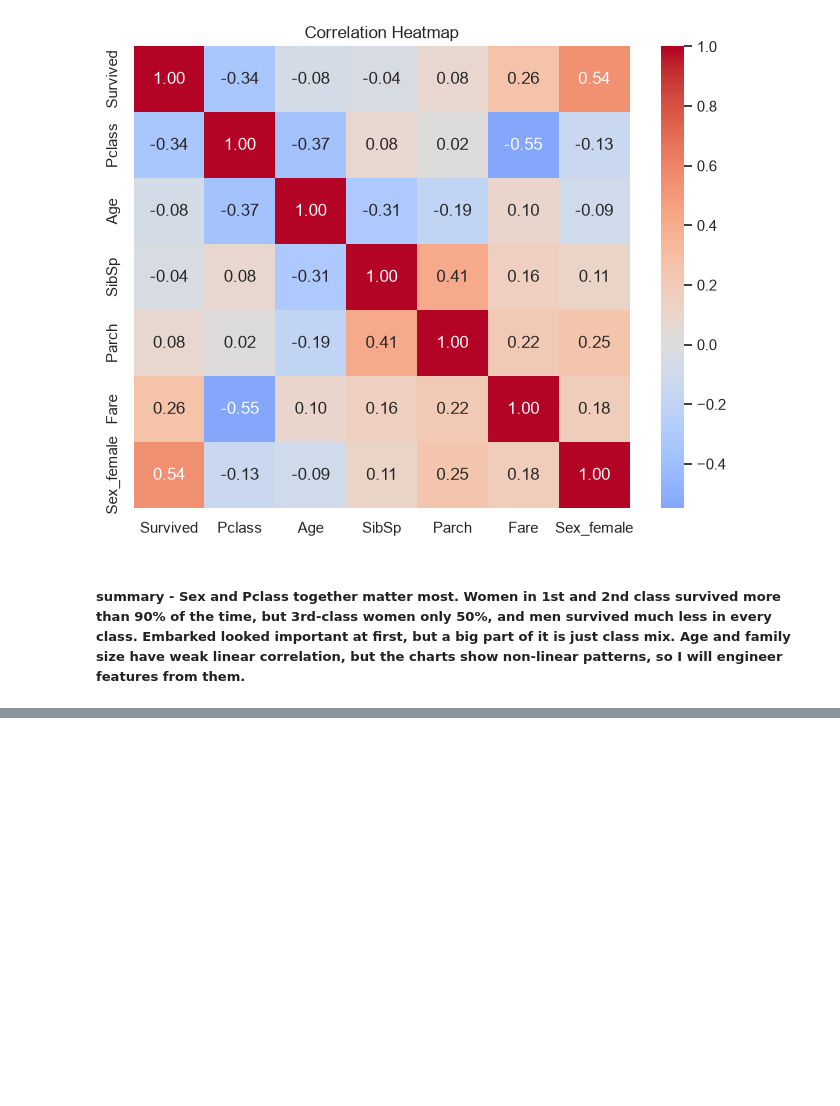
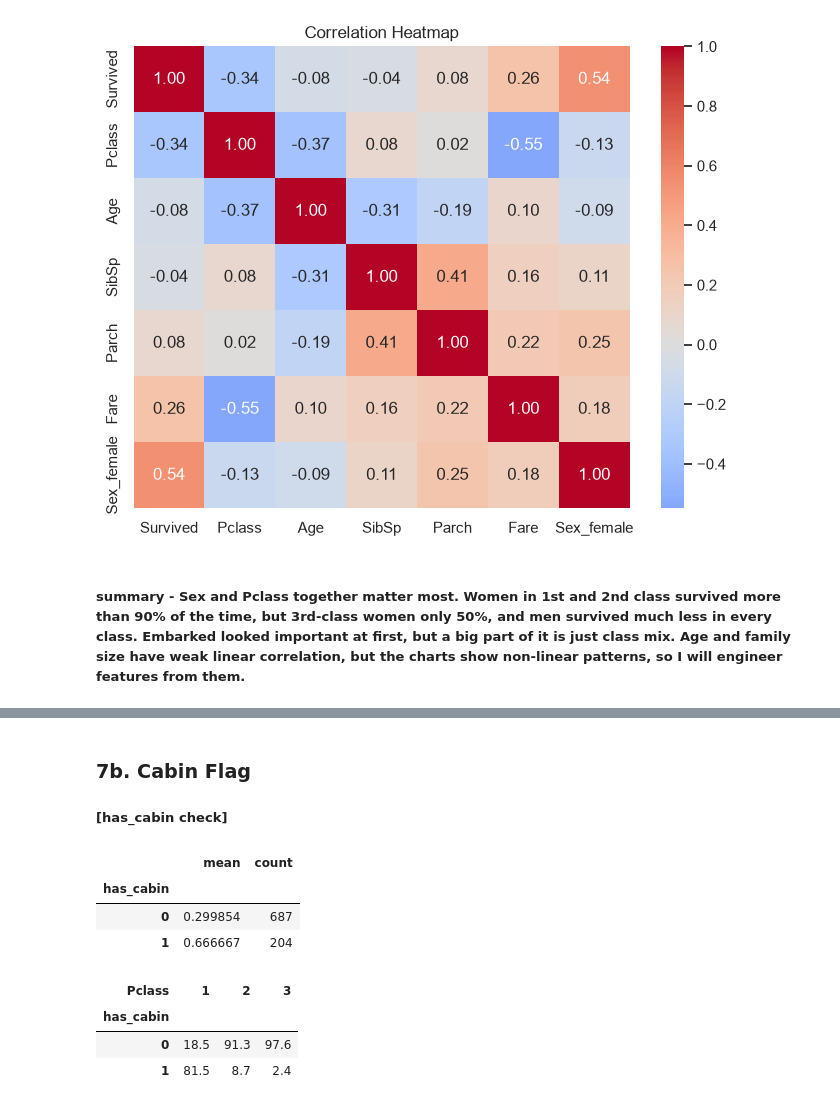
Before and after one commit to Tariqul-stack/titanic-survival-prediction, a Jupyter notebook: notebooks/01_eda.ipynb, the cells around one changed output, grey strips where cells are left out. Drawn from its saved outputs; the diff is of its cells as text; code cells hidden in the pictures; blank space fills up the shorter version.

```diff
--- a/notebooks/01_eda.ipynb
+++ b/notebooks/01_eda.ipynb
@@ -473,0 +534,17 @@ plt.show()
+# %% [markdown]
+### 7b. Cabin Flag
+##### [has_cabin check]
+# %%
+feat["has_cabin"] = feat["Cabin"].notnull().astype(int)
+
+display((feat.groupby("has_cabin")["Survived"].agg(["mean", "count"])))
+display((pd.crosstab(feat["has_cabin"], feat["Pclass"], normalize="columns") * 100).round(1))
+# %% [output]
+|  | mean | count |
+| has_cabin |  |  |
+| 0 | 0.299854 | 687 |
+| 1 | 0.666667 | 204 |
+| Pclass | 1 | 2 | 3 |
+| has_cabin |  |  |  |
+| 0 | 18.5 | 91.3 | 97.6 |
+| 1 | 81.5 | 8.7 | 2.4 |
```
Also changed, not shown: parts of 11 cells of this notebook, 1 other file.
